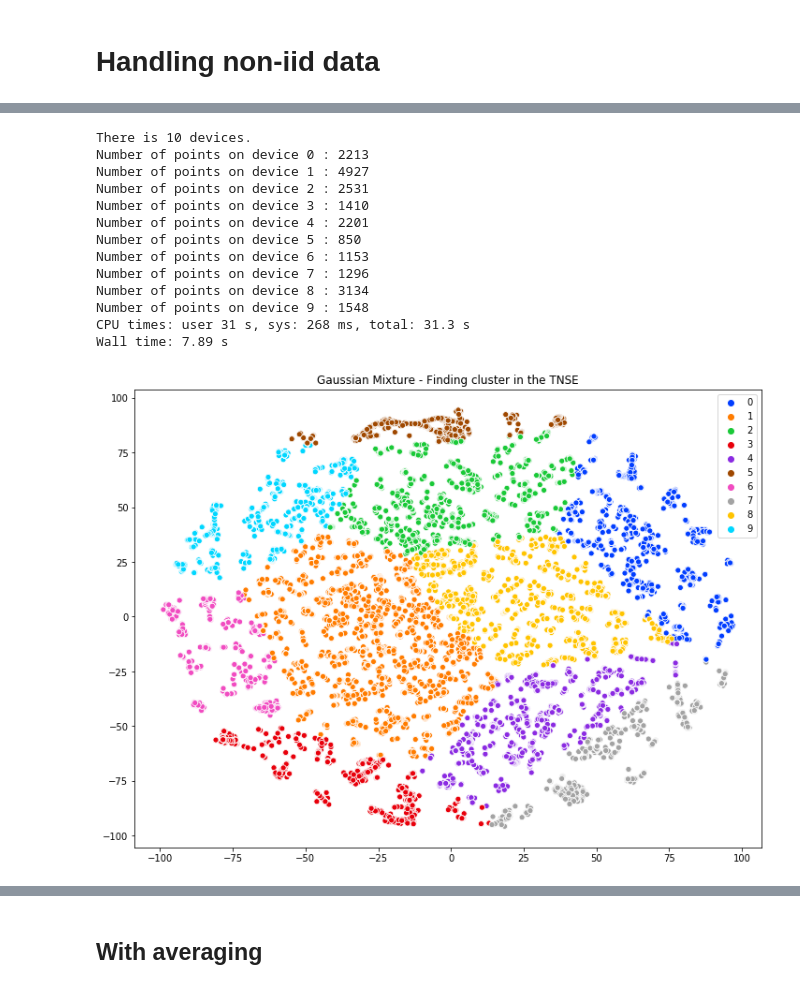
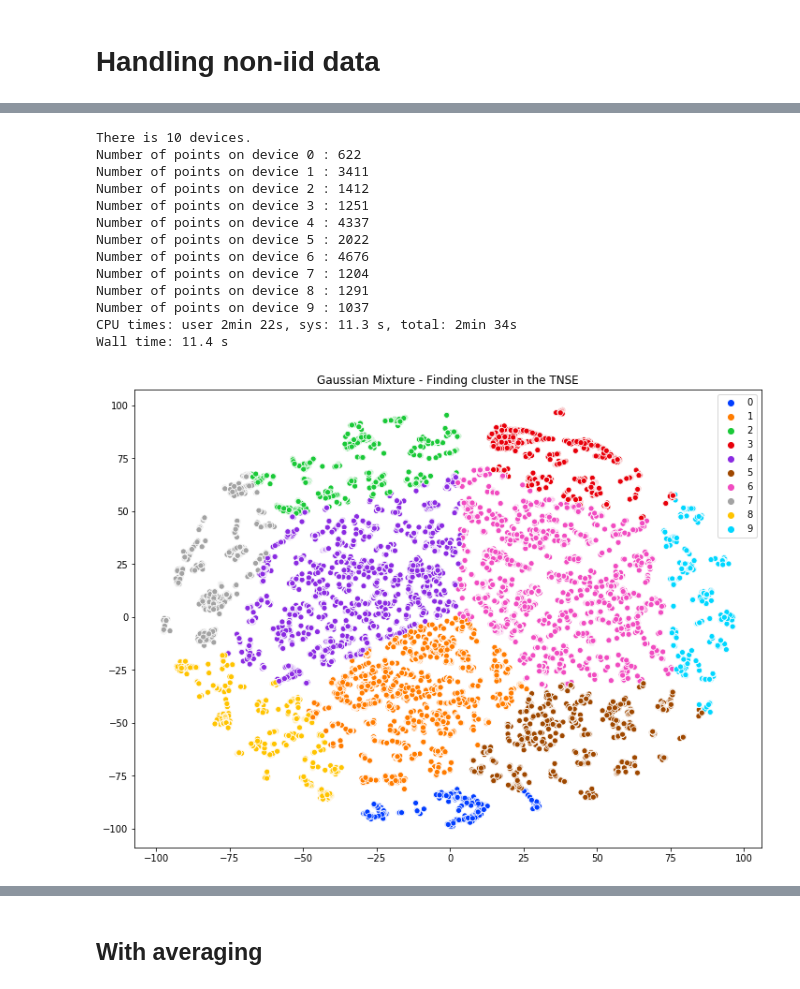
Before and after one commit to philipco/artemis-bidirectional-compression, a Jupyter notebook: notebook/superconduct.ipynb, the cells around one changed output, grey strips where cells are left out. Drawn from its saved outputs; the diff is of its cells as text; code cells hidden in the pictures.

```diff
--- a/notebook/superconduct.ipynb
+++ b/notebook/superconduct.ipynb
@@ -303,26 +260,27 @@ Wall time: 1min 32s
 # %%
 %%time
 nb_cluster = 10
-# Finding cluster in the TNSE
+embedded_data = pickle_loader(filename + "-tsne")
+# Finding clusters in the TNSE
 predicted_cluster = find_cluster(embedded_data, nb_cluster)
 # With the found clusters, splitting data.
 X, Y = clustering_data(data, predicted_cluster, "critical_temp", nb_cluster, scale_Y=True)
 dim_notebook = X[0].shape[1]
 # %% [output]
 There is 10 devices.
-Number of points on device 0 : 2213
-Number of points on device 1 : 4927
-Number of points on device 2 : 2531
-Number of points on device 3 : 1410
-Number of points on device 4 : 2201
-Number of points on device 5 : 850
-Number of points on device 6 : 1153
-Number of points on device 7 : 1296
-Number of points on device 8 : 3134
-Number of points on device 9 : 1548
-CPU times: user 31 s, sys: 268 ms, total: 31.3 s
-Wall time: 7.89 s
+Number of points on device 0 : 622
+Number of points on device 1 : 3411
+Number of points on device 2 : 1412
+Number of points on device 3 : 1251
+Number of points on device 4 : 4337
+Number of points on device 5 : 2022
+Number of points on device 6 : 4676
+Number of points on device 7 : 1204
+Number of points on device 8 : 1291
+Number of points on device 9 : 1037
+CPU times: user 2min 22s, sys: 11.3 s, total: 2min 34s
+Wall time: 11.4 s
-[figure, old version]
+[figure, new version]
 # %%
 %%time
 #Checking that splitting data by cluster is valid.
```
Also changed, not shown: parts of 27 cells of this notebook, 13 other files.
